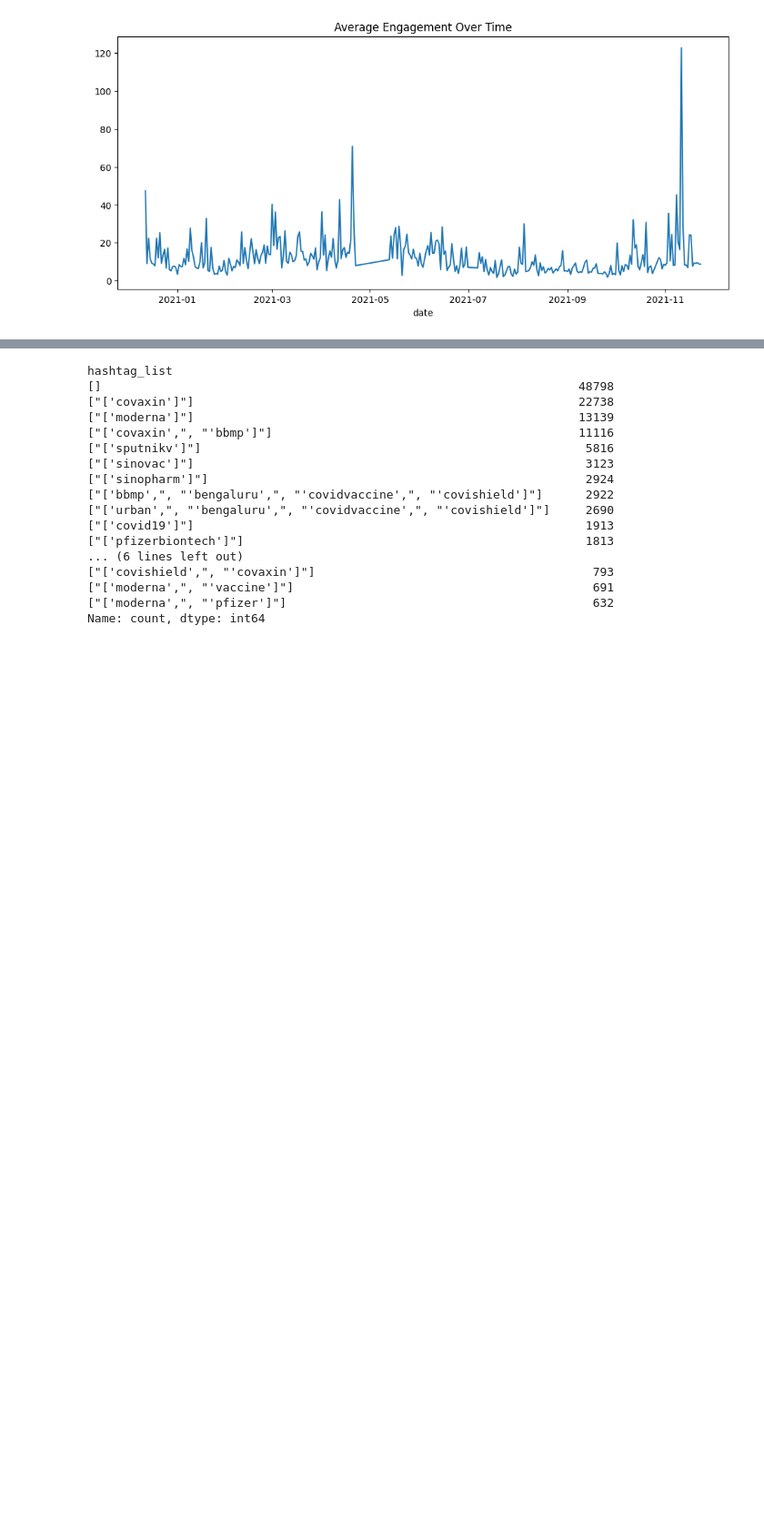
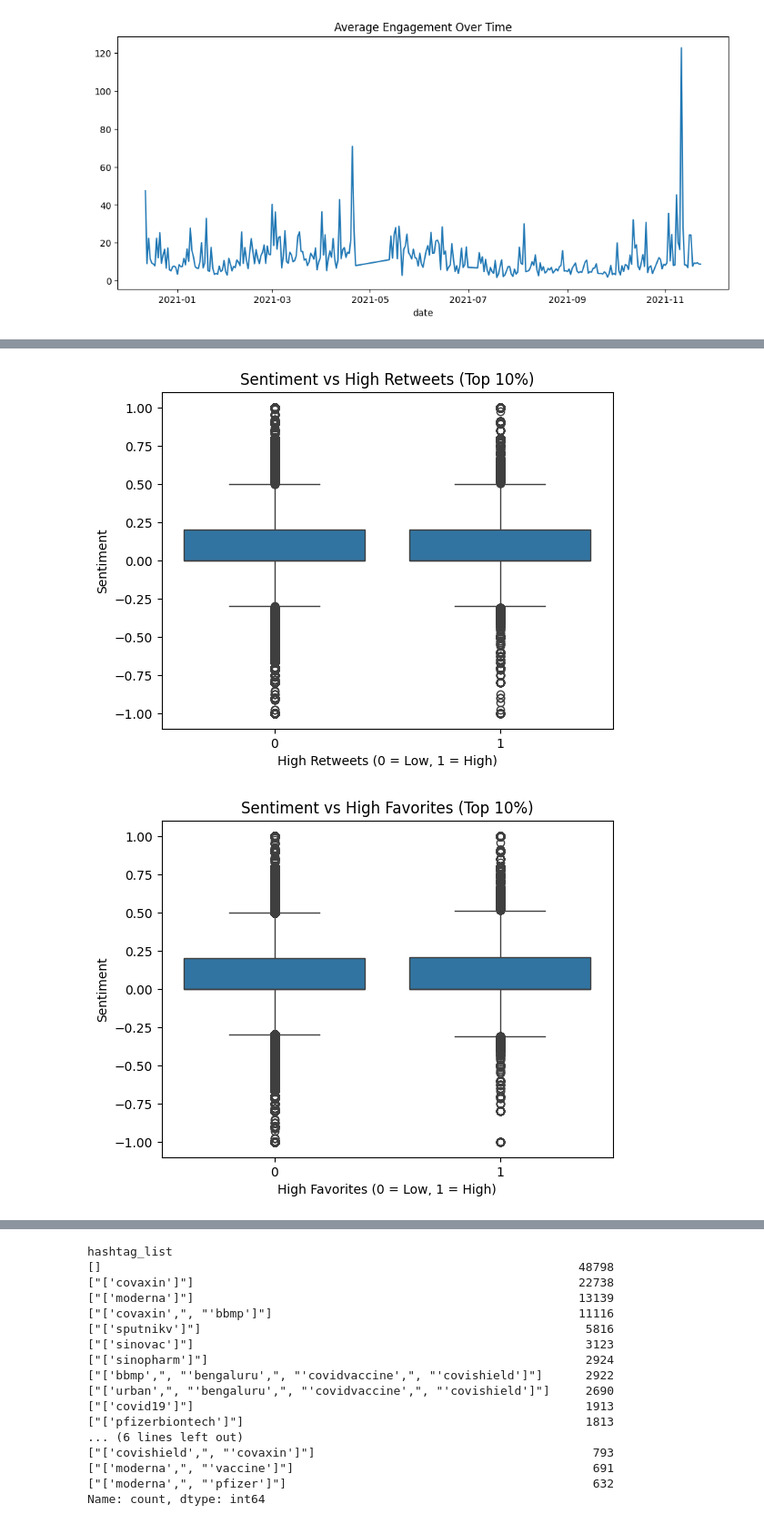
Before and after one commit to palkiran2000/vaccine-diffusion-analysis, a Jupyter notebook: Diffusion and Amplification Analysis.ipynb, the cells around one changed output, grey strips where cells are left out. Shown at 91% size. Cells and saved outputs as stored; diff of their text form; code cells hidden in the pictures; blank space fills up the shorter version.

```diff
--- a/Diffusion and Amplification Analysis.ipynb
+++ b/Diffusion and Amplification Analysis.ipynb
@@ -49,7 +49,19 @@ df = df[df['retweets'].notna() & df['favorites'].notna()]
 
 df['engagement'] = df['retweets'] + df['favorites']
 # %%
+# Convert to numeric safely
 df['retweets'] = pd.to_numeric(df['retweets'], errors='coerce').fillna(0)
 df['favorites'] = pd.to_numeric(df['favorites'], errors='coerce').fillna(0)
 
+# Combined metric (for comparison only)
 df['engagement'] = df['retweets'] + df['favorites']
+
+# Log transformations (reduce skew)
+import numpy as np
+df['log_retweets'] = np.log1p(df['retweets'])
+df['log_favorites'] = np.log1p(df['favorites'])
+df['log_engagement'] = np.log1p(df['engagement'])
+
+# Quick sanity check
+print("\nSummary stats:")
+print(df[['retweets', 'favorites', 'engagement']].describe())
@@ -119,0 +192,15 @@ plt.show()
+# %%
+sns.boxplot(x='high_rt_90', y='sentiment', data=df)
+plt.title("Sentiment vs High Retweets (Top 10%)")
+plt.xlabel("High Retweets (0 = Low, 1 = High)")
+plt.ylabel("Sentiment")
+plt.show()
+
+sns.boxplot(x='high_fav_90', y='sentiment', data=df)
+plt.title("Sentiment vs High Favorites (Top 10%)")
+plt.xlabel("High Favorites (0 = Low, 1 = High)")
+plt.ylabel("Sentiment")
+plt.show()
+# %% [output]
+[figure, added]
+[figure, added]
```
Also changed, not shown: parts of 13 cells of this notebook.
